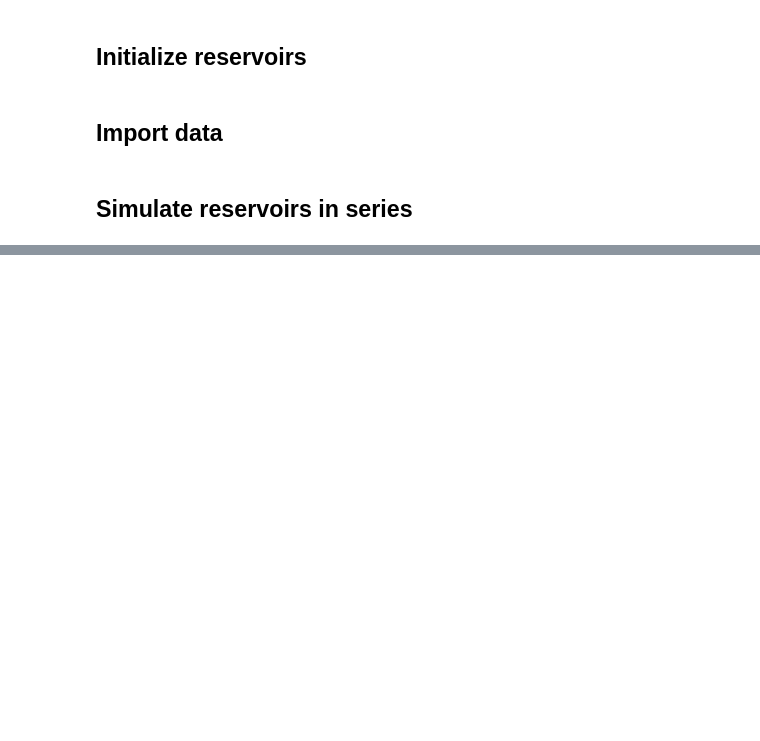
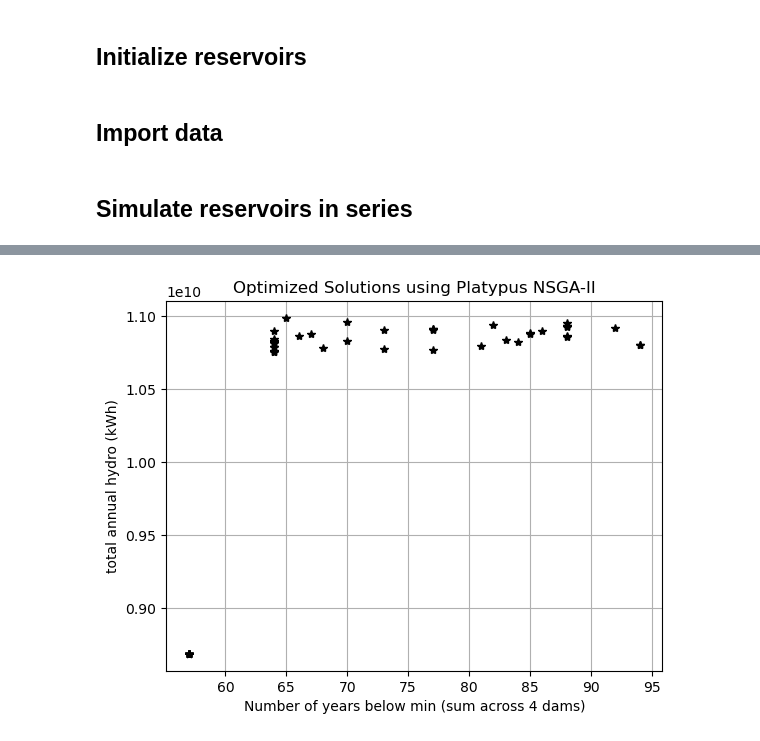
Before and after one commit to clairewang23/columbia_river_model, a Jupyter notebook: optimize in series.ipynb, the cells around one changed output, grey strips where cells are left out. Drawn from its saved outputs; the diff is of its cells as text; code cells hidden in the pictures; blank space fills up the shorter version.

```diff
--- a/optimize in series.ipynb
+++ b/optimize in series.ipynb
@@ -99,0 +221,31 @@ ICH_outflow, ICH_hydro = ice_harbor.simulate(keep_ICH, initial_storage_ICH, para
+# %%
+datetimes = lower_granite_post['date']
+initial_height_LGR = 670*0.3046
+initial_height_LGS = 570*0.3046
+initial_height_LMN = 470*0.3046
+initial_height_ICH = 370*0.3046
+prev_out_LGR = lower_granite_post['A (unit:cfs)'].values*0.3046**3
+tributary_LGR = lower_granite_post['L (unit:cfs)'].values*0.3046**3
+tributary_LGS = little_goose_post['L (unit:cfs)'].values*0.3046**3
+tributary_LMN = lower_monumental_post['L (unit:cfs)'].values*0.3046**3
+tributary_ICH = ice_harbor_post['L (unit:cfs)'].values*0.3046**3
+
+def simulateallopt(params, keep):
+    param_LGR = {'mef':params[0], 'h1':params[4], 'm':params[8]}
+    param_LGS = {'mef':params[1], 'h1':params[5], 'm':params[9]}
+    param_LMN = {'mef':params[2], 'h1':params[6], 'm':params[10]}
+    param_ICH = {'mef':params[3], 'h1':params[7], 'm':params[11]}
+    keep_LGR = keep[0]
+    keep_LGS = keep[1]
+    keep_LMN = keep[2]
+    keep_ICH = keep[3]
+
+    LGR_outflow, LGR_hydro, LGR_height = lower_granite.simulate(keep_LGR, initial_height_LGR, param_LGR, datetime=datetimes, prev_out=prev_out_LGR, tributary=tributary_LGR)
+    LGS_outflow, LGS_hydro, LGS_height = little_goose.simulate(keep_LGS, initial_height_LGS, param_LGS, datetime=datetimes, prev_out=LGR_outflow, tributary=tributary_LGS)
+    LMN_outflow, LMN_hydro, LMN_height = lower_monumental.simulate(keep_LMN, initial_height_LMN, param_LMN, datetime=datetimes, prev_out=LGS_outflow, tributary=tributary_LMN)
+    ICH_outflow, ICH_hydro, ICH_height = ice_harbor.simulate(keep_ICH, initial_height_ICH, param_ICH, datetime=datetimes, prev_out=LMN_outflow, tributary=tributary_ICH)
+
+    total_hydro = LGR_hydro + LGS_hydro + LMN_hydro + ICH_hydro
+    num_below_min = calculate_objective(LGR_outflow, LGS_outflow, LMN_outflow, ICH_outflow, datetimes)
+
+    return num_below_min, total_hydro
@@ -99,0 +296,14 @@ ICH_outflow, ICH_hydro = ice_harbor.simulate(keep_ICH, initial_storage_ICH, para
+# %%
+# Extract results for analysis
+results = np.array([[s.objectives[0], -s.objectives[1]] for s in algorithm.result])
+
+# Plot results
+plt.figure()
+plt.plot(results[:, 0], results[:, 1], 'k*')
+plt.xlabel('Number of years below min (sum across 4 dams)')
+plt.ylabel('total annual hydro (kWh)')
+plt.title('Optimized Solutions using Platypus NSGA-II')
+plt.grid(True)
+plt.show()
+# %% [output]
+[figure, added]
```
Also changed, not shown: parts of 9 cells of this notebook, 1 other file.
